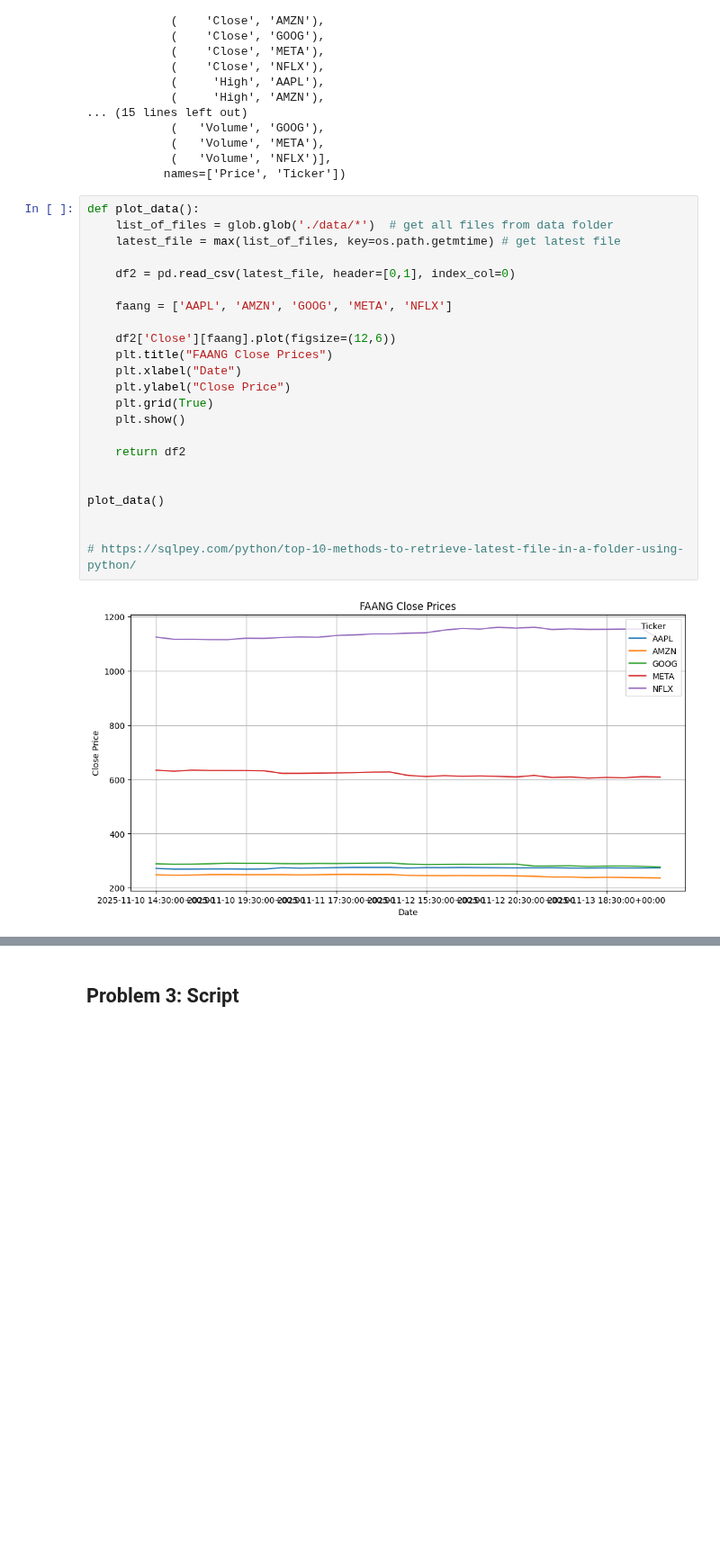
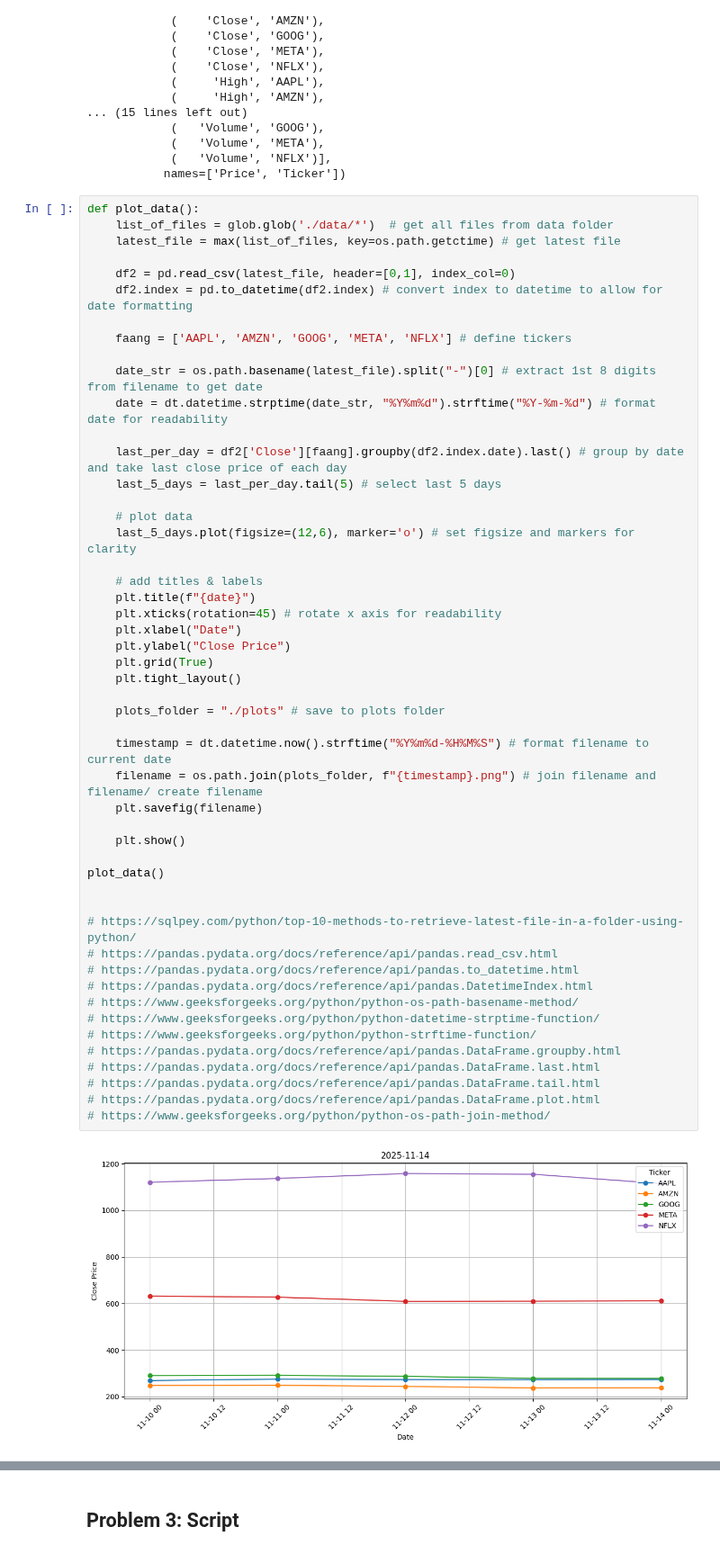
Before and after one commit to NibnabCodes/ci_assessment, a Jupyter notebook: problems.ipynb, the cells around one changed output, grey strips where cells are left out. Shown at 90% size. Drawn from its saved outputs; the diff is of its cells as text; blank space fills up the shorter version.

Commit message:
created plot of close price over 5 days; added titles & labels; saved plot to plots folder; incl references utilized

```diff
--- a/problems.ipynb
+++ b/problems.ipynb
@@ -110,25 +111,52 @@ MultiIndex([('Adj Close', 'AAPL'),
 # %%
 def plot_data():
     list_of_files = glob.glob('./data/*')  # get all files from data folder
-    latest_file = max(list_of_files, key=os.path.getmtime) # get latest file
+    latest_file = max(list_of_files, key=os.path.getctime) # get latest file
 
     df2 = pd.read_csv(latest_file, header=[0,1], index_col=0)
+    df2.index = pd.to_datetime(df2.index) # convert index to datetime to allow for date formatting
 
-    faang = ['AAPL', 'AMZN', 'GOOG', 'META', 'NFLX']
+    faang = ['AAPL', 'AMZN', 'GOOG', 'META', 'NFLX'] # define tickers
 
-    df2['Close'][faang].plot(figsize=(12,6))
-    plt.title("FAANG Close Prices")
+    date_str = os.path.basename(latest_file).split("-")[0] # extract 1st 8 digits from filename to get date
+    date = dt.datetime.strptime(date_str, "%Y%m%d").strftime("%Y-%m-%d") # format date for readability
+
+    last_per_day = df2['Close'][faang].groupby(df2.index.date).last() # group by date and take last close price of each day
+    last_5_days = last_per_day.tail(5) # select last 5 days
+
+    # plot data
+    last_5_days.plot(figsize=(12,6), marker='o') # set figsize and markers for clarity
+
+    # add titles & labels
+    plt.title(f"{date}")
+    plt.xticks(rotation=45) # rotate x axis for readability
     plt.xlabel("Date")
     plt.ylabel("Close Price")
     plt.grid(True)
+    plt.tight_layout()
+
+    plots_folder = "./plots" # save to plots folder
+
+    timestamp = dt.datetime.now().strftime("%Y%m%d-%H%M%S") # format filename to current date
+    filename = os.path.join(plots_folder, f"{timestamp}.png") # join filename and filename/ create filename
+    plt.savefig(filename)
+
     plt.show()
-
-    return df2
-
 
 plot_data()
 
 
 # https://sqlpey.com/python/top-10-methods-to-retrieve-latest-file-in-a-folder-using-python/
+# https://pandas.pydata.org/docs/reference/api/pandas.read_csv.html
+# https://pandas.pydata.org/docs/reference/api/pandas.to_datetime.html
+# https://pandas.pydata.org/docs/reference/api/pandas.DatetimeIndex.html
+# https://www.geeksforgeeks.org/python/python-os-path-basename-method/
+# https://www.geeksforgeeks.org/python/python-datetime-strptime-function/
+# https://www.geeksforgeeks.org/python/python-strftime-function/
+# https://pandas.pydata.org/docs/reference/api/pandas.DataFrame.groupby.html
+# https://pandas.pydata.org/docs/reference/api/pandas.DataFrame.last.html
+# https://pandas.pydata.org/docs/reference/api/pandas.DataFrame.tail.html
+# https://pandas.pydata.org/docs/reference/api/pandas.DataFrame.plot.html
+# https://www.geeksforgeeks.org/python/python-os-path-join-method/
 # %% [output]
-[figure, old version]
+[figure, new version]
```
Also changed, not shown: parts of 2 cells of this notebook, 4 other files.
